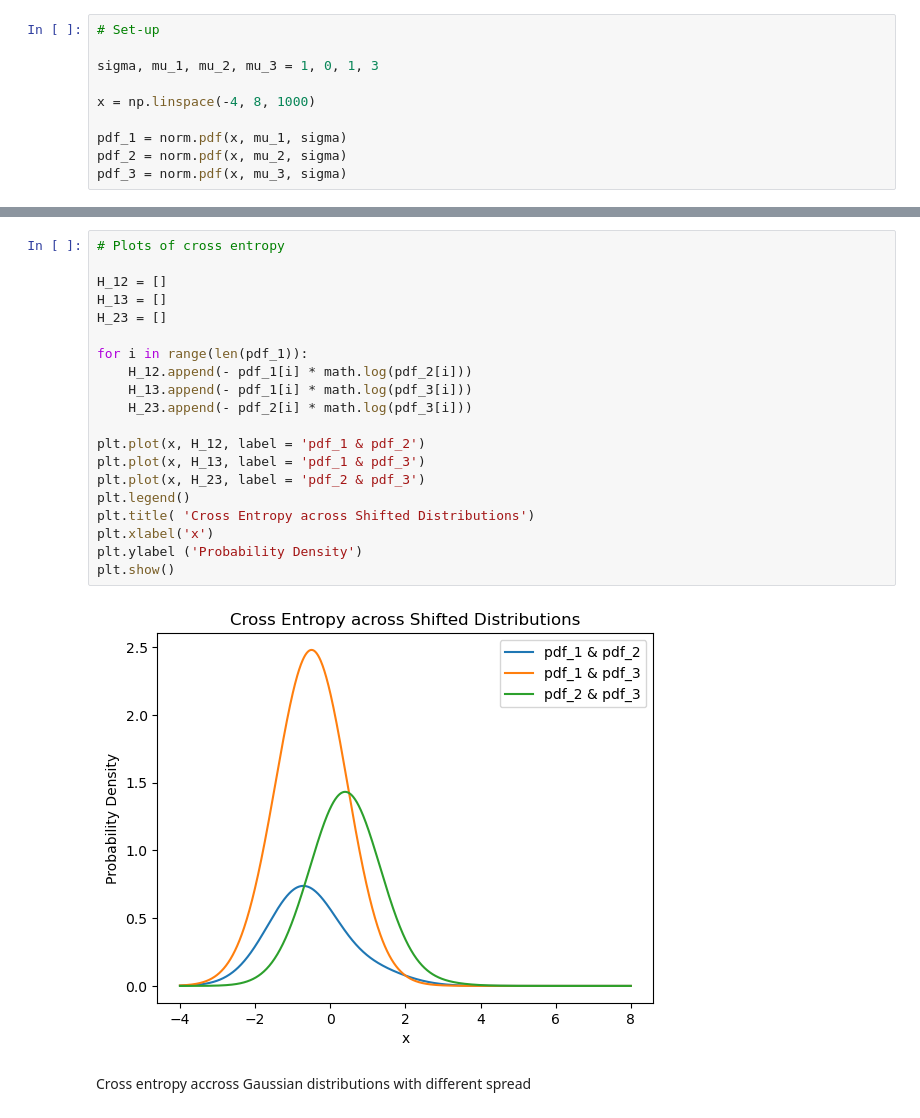
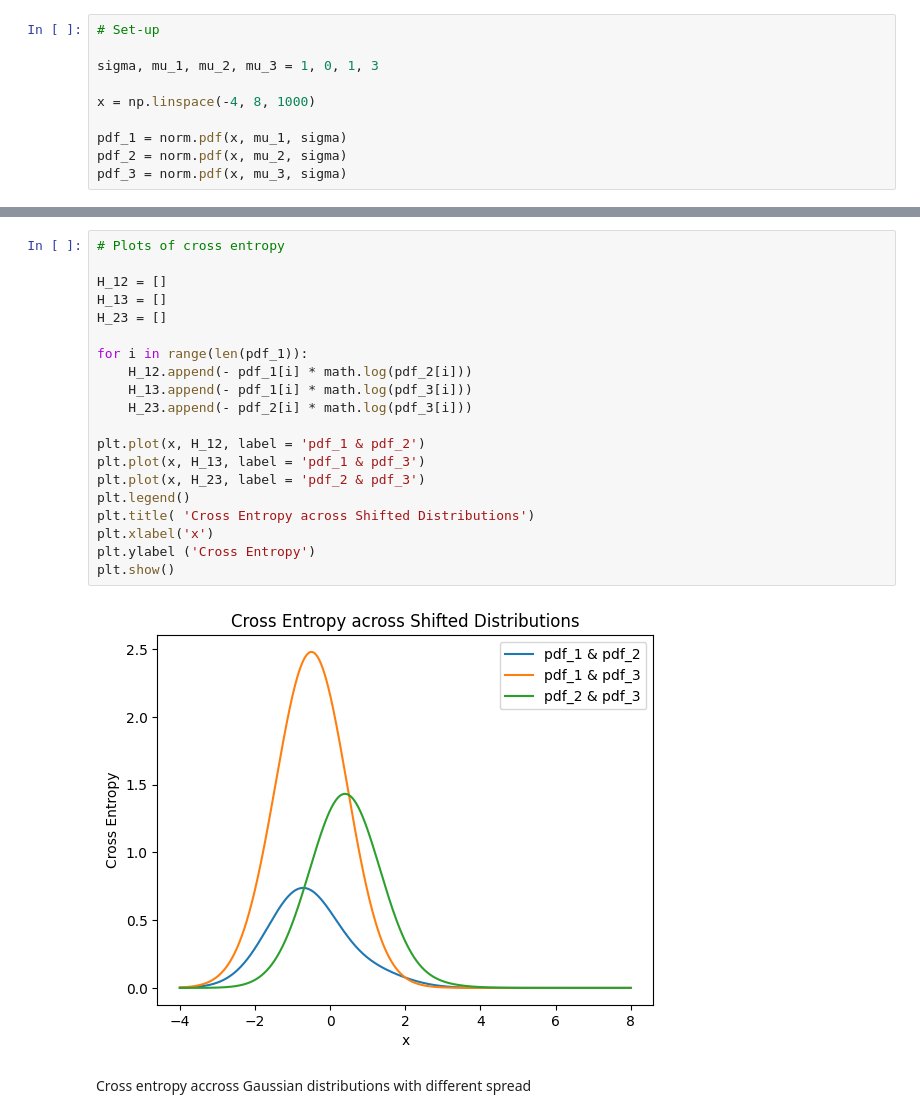
Before and after one commit to Rachel-0420/Cross-Entropy-Fast-Transient, a Jupyter notebook: 1D Normal Distribution.ipynb, the cells around one changed output, grey strips where cells are left out. Saved outputs shown, nothing was run; the diff lists cells and outputs as text.

```diff
--- a/1D Normal Distribution.ipynb
+++ b/1D Normal Distribution.ipynb
@@ -31,25 +31,25 @@ plt.show()
 # %%
 # Plots of cross entropy
 
 H_12 = []
 H_13 = []
 H_23 = []
 
 for i in range(len(pdf_1)):
     H_12.append(- pdf_1[i] * math.log(pdf_2[i]))
     H_13.append(- pdf_1[i] * math.log(pdf_3[i]))
     H_23.append(- pdf_2[i] * math.log(pdf_3[i]))
 
 plt.plot(x, H_12, label = 'pdf_1 & pdf_2')
 plt.plot(x, H_13, label = 'pdf_1 & pdf_3')
 plt.plot(x, H_23, label = 'pdf_2 & pdf_3')
 plt.legend()
 plt.title( 'Cross Entropy across Shifted Distributions')
 plt.xlabel('x')
-plt.ylabel ('Probability Density')
+plt.ylabel ('Cross Entropy')
 plt.show()
 # %% [output]
-[figure, old version]
+[figure, new version]
 # %% [markdown]
 Cross entropy accross Gaussian distributions with different spread
 # %%
```
Also changed, not shown: parts of 2 cells of this notebook.
